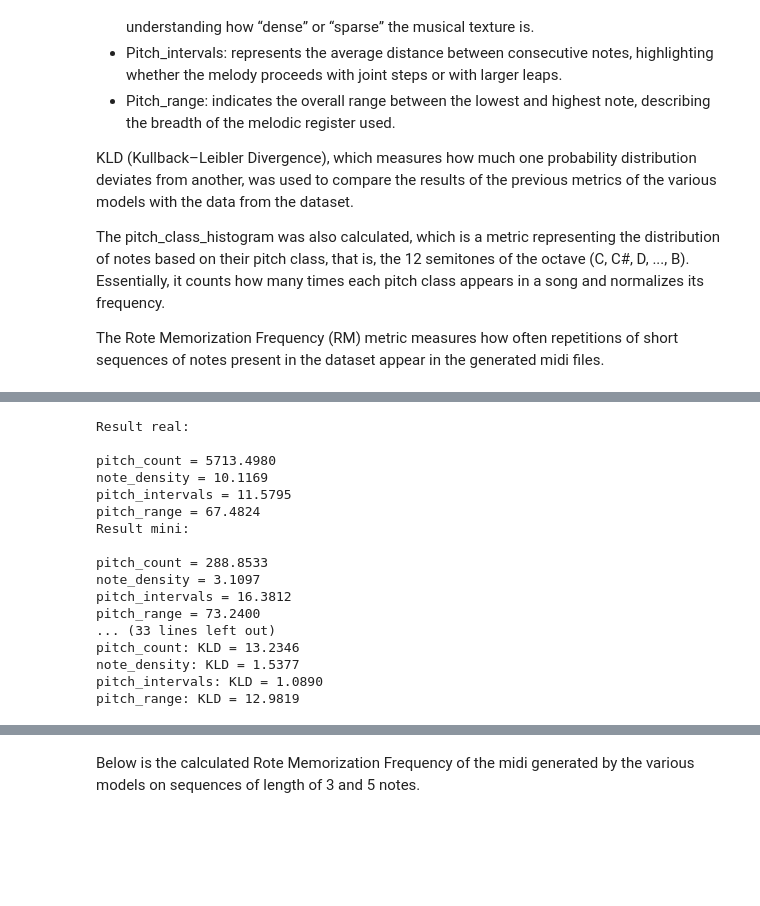
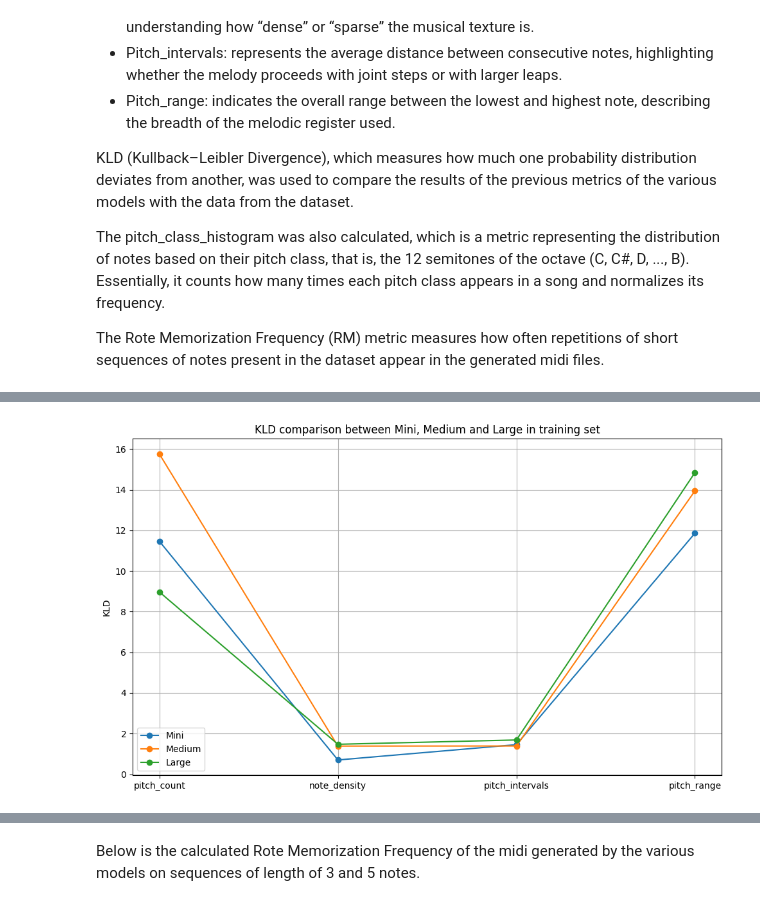
Before and after one commit to DanielCapannini/MusicGAN, a Jupyter notebook: MusicGAN22_11_33.ipynb, the cells around one changed output, grey strips where cells are left out. Cells and saved outputs as stored; diff of their text form; code cells hidden in the pictures; blank space fills up the shorter version.

```diff
--- a/MusicGAN22_11_33.ipynb
+++ b/MusicGAN22_11_33.ipynb
@@ -1562,84 +1602,20 @@ for key, value in results_large_kld.items():
 # %%
-metrics = list(results_mini_kld.keys())
-values_mini = list(results_mini_kld.values())
-values_medium = list(results_medium_kld.values())
-values_large = list(results_large_kld.values())
+metrics = list(results_mini_kld_train.keys())
+values_mini = list(results_mini_kld_train.values())
+values_medium = list(results_medium_kld_train.values())
+values_large = list(results_large_kld_train.values())
 
 plt.figure(figsize=(10,6))
 plt.plot(metrics, values_mini, marker="o", label="Mini")
 plt.plot(metrics, values_medium, marker="o", label="Medium")
 plt.plot(metrics, values_large, marker="o", label="Large")
 
 plt.ylabel("KLD")
 plt.title("KLD comparison between Mini, Medium and Large in training set")
 plt.legend()
 plt.grid(True)
 plt.tight_layout()
 plt.show()
+# %% [output]
+[figure, added]
-# %%
-generated_mini_folder = "/content/generated_mini"
-generated_medium_folder = "/content/generated_medium"
-generated_large_folder = "/content/generated_large"
-real_folder = "/content/dataset_test"
-
-real_result = real_run_function_on_folder(real_folder)
-
-results_mini_kld, results_mini = compare_folders_with_kld(real_result, generated_mini_folder)
-results_medium_kld, results_medium = compare_folders_with_kld(real_result, generated_medium_folder)
-results_large_kld, results_large = compare_folders_with_kld(real_result, generated_large_folder)
-
-print("metrics calculation on the test dataset: \n")
-
-print("Result real:\n")
-for key, value in real_result.items():
-  mean_val = np.mean(value)
-  print(f"{key} = {mean_val:.4f}")
-
-print("\nResult mini:\n")
-for key, value in results_mini.items():
-  mean_val = np.mean(value)
-  print(f"{key} = {mean_val:.4f}")
-
-print("\nResult medium:\n")
-for key, value in results_medium.items():
-  mean_val = np.mean(value)
-  print(f"{key} = {mean_val:.4f}")
-
-print("\nResult large:\n")
-for key, value in results_large.items():
-  mean_val = np.mean(value)
-  print(f"{key} = {mean_val:.4f}")
-
-print("\n\n")
-print("KLD result:\n")
-
-print("Result mini:\n")
-for key, value in results_mini_kld.items():
-  print(f"{key}: KLD = {value:.4f}")
-
-print("\nResult medium:\n")
-for key, value in results_medium_kld.items():
-  print(f"{key}: KLD = {value:.4f}")
-
-print("\nResult large:\n")
-for key, value in results_large_kld.items():
-  print(f"{key}: KLD = {value:.4f}")
-# %% [output]
-Result real:
-
-pitch_count = 5713.4980
-note_density = 10.1169
-pitch_intervals = 11.5795
-pitch_range = 67.4824
-Result mini:
-
-pitch_count = 288.8533
-note_density = 3.1097
-pitch_intervals = 16.3812
-pitch_range = 73.2400
-... (33 lines left out)
-pitch_count: KLD = 13.2346
-note_density: KLD = 1.5377
-pitch_intervals: KLD = 1.0890
-pitch_range: KLD = 12.9819
 # %%
```
Also changed, not shown: parts of 6 cells of this notebook.
